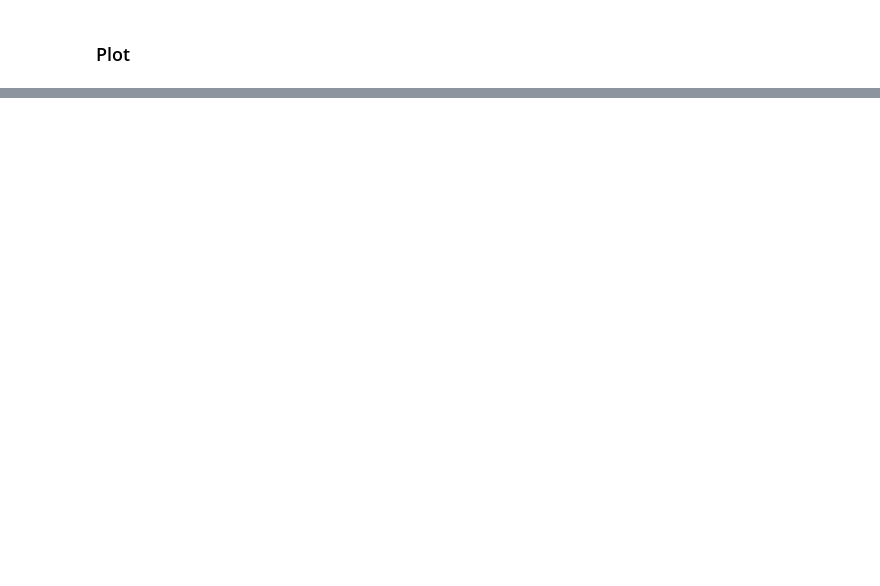
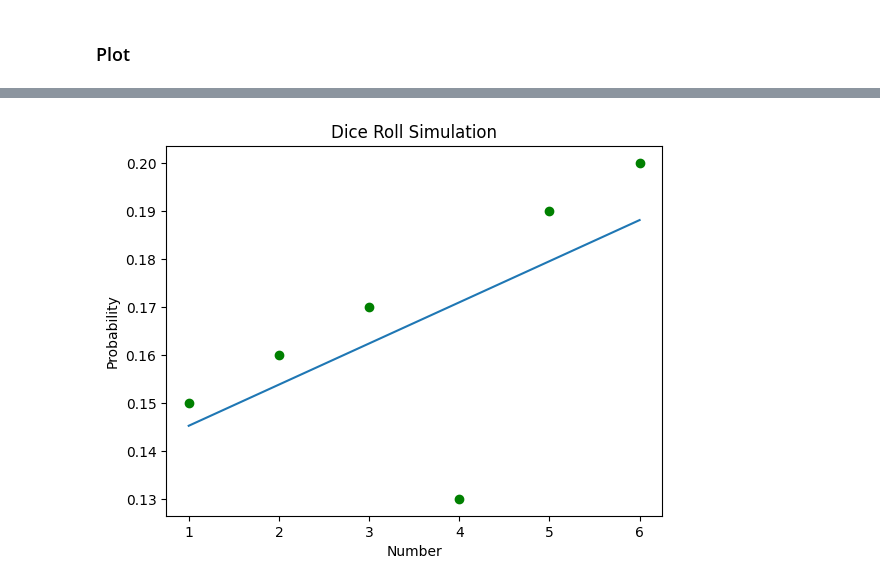
Before and after one commit to HakanVardarr/numpy_assignment, a Jupyter notebook: dice_roll.ipynb, the cells around one changed output, grey strips where cells are left out. Cells and saved outputs as stored; diff of their text form; code cells hidden in the pictures; blank space fills up the shorter version.

```diff
--- a/dice_roll.ipynb
+++ b/dice_roll.ipynb
@@ -61,0 +69,14 @@ plt.show()
+# %%
+a, b = np.polyfit(x, y, 1)
+
+plt.scatter(x, y, marker="o", color="green")
+plt.xlabel("Number")
+plt.ylabel("Probability")
+plt.title("Dice Roll Simulation")
+plt.plot(
+    x,
+    x * a + b,
+)
+plt.show()
+# %% [output]
+[figure, added]
```
Also changed, not shown: parts of 6 cells of this notebook.
